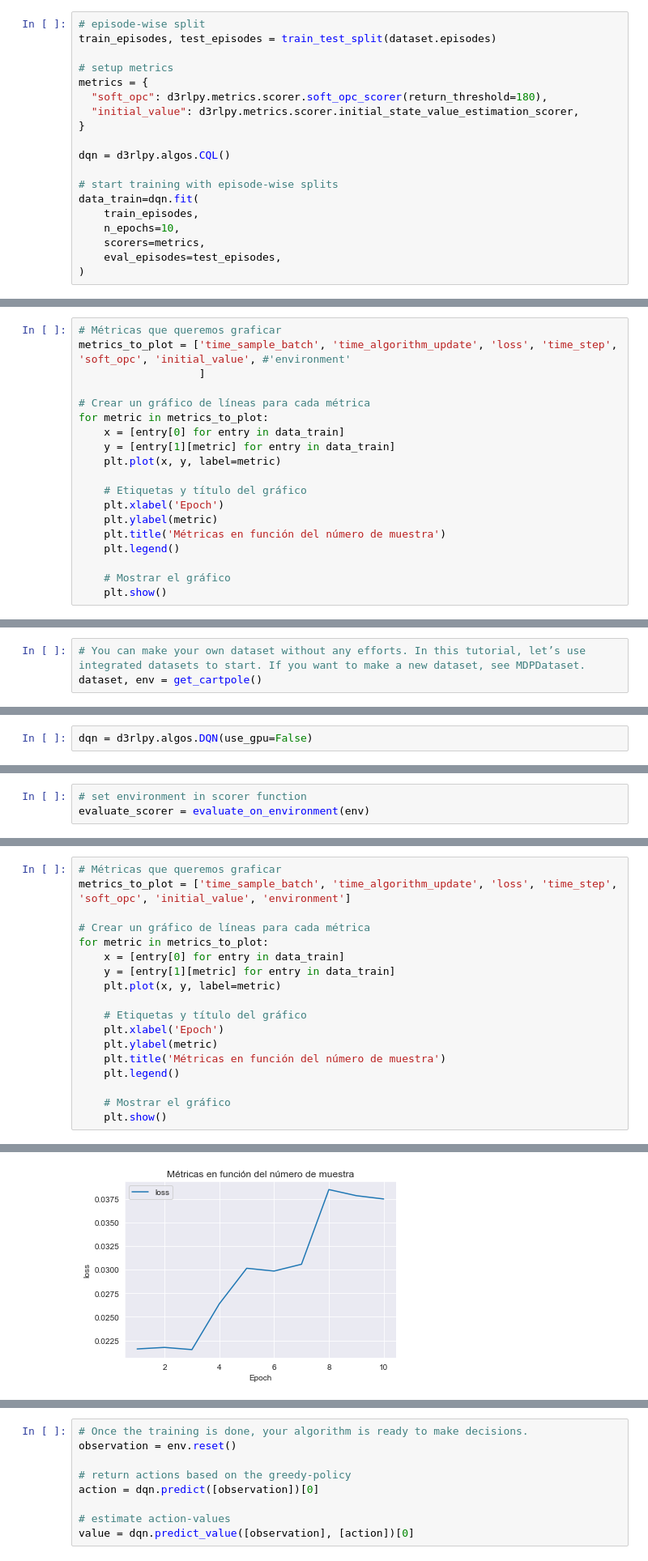
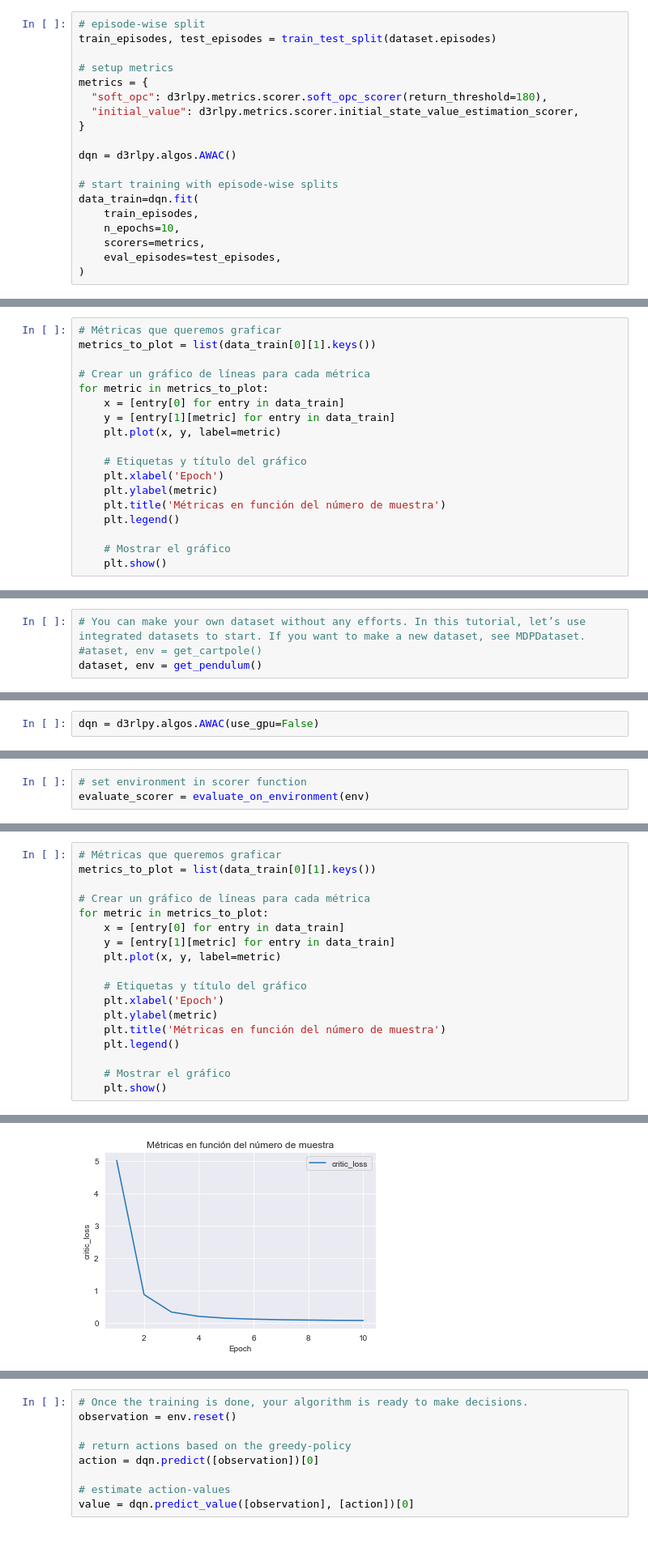
Before and after one commit to JLCdata/Reinforcement-Learning, a Jupyter notebook: Proyecto final - Offline Reinforcement Learning/code/RL offline 1.1.ipynb, the cells around one changed output, grey strips where cells are left out. Shown at 81% size. Drawn from its saved outputs; the diff is of its cells as text.

```diff
--- a/Proyecto final - Offline Reinforcement Learning/code/RL offline 1.1.ipynb
+++ b/Proyecto final - Offline Reinforcement Learning/code/RL offline 1.1.ipynb
@@ -122,7 +144,7 @@ metrics = {
   "initial_value": d3rlpy.metrics.scorer.initial_state_value_estimation_scorer,
 }
 
-dqn = d3rlpy.algos.CQL()
+dqn = d3rlpy.algos.AWAC()
 
 # start training with episode-wise splits
 data_train=dqn.fit(
@@ -140,7 +177,6 @@ data_train=dqn.fit(
 # %%
 # Métricas que queremos graficar
-metrics_to_plot = ['time_sample_batch', 'time_algorithm_update', 'loss', 'time_step', 'soft_opc', 'initial_value', #'environment'
-                   ]
+metrics_to_plot = list(data_train[0][1].keys())
 
 # Crear un gráfico de líneas para cada métrica
 for metric in metrics_to_plot:
@@ -186,7 +263,8 @@ dataset = d3rlpy.dataset.MDPDataset(
 )
 # %%
 # You can make your own dataset without any efforts. In this tutorial, let’s use integrated datasets to start. If you want to make a new dataset, see MDPDataset.
-dataset, env = get_cartpole()
+#ataset, env = get_cartpole()
+dataset, env = get_pendulum()
 # %%
 # first episode
 episode = dataset.episodes[0]
@@ -209,7 +287,7 @@ transition.next_observation
 next_transition = transition.next_transition
 assert transition is next_transition.prev_transition
 # %%
-dqn = d3rlpy.algos.DQN(use_gpu=False)
+dqn = d3rlpy.algos.AWAC(use_gpu=False)
 # %%
 # initialize neural networks with the given observation shape and action size.
 # this is not necessary when you directly call fit or fit_online method.
@@ -273,6 +351,6 @@ data_train=dqn.fit(
 # %%
 # Métricas que queremos graficar
-metrics_to_plot = ['time_sample_batch', 'time_algorithm_update', 'loss', 'time_step', 'soft_opc', 'initial_value', 'environment']
+metrics_to_plot = list(data_train[0][1].keys())
 
 # Crear un gráfico de líneas para cada métrica
 for metric in metrics_to_plot:
@@ -294 +372 @@ for metric in metrics_to_plot:
-[figure, old version]
+[figure, new version]
```
Also changed, not shown: parts of 15 cells of this notebook, 1 other file.
